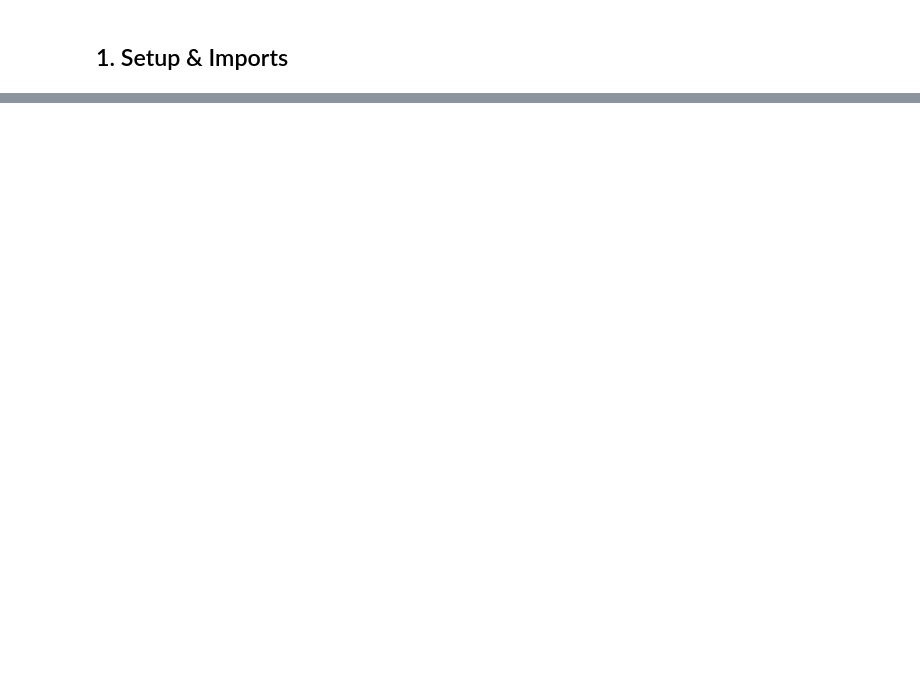
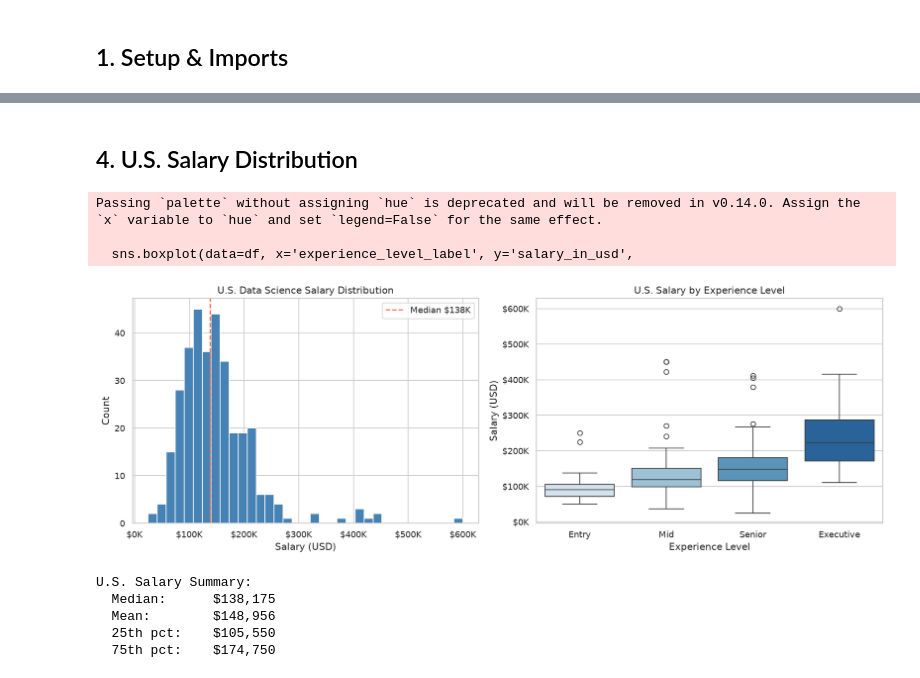
Before and after one commit to pop400/salary-analysis, a Jupyter notebook: salary_analysis.ipynb, the cells around one changed output, grey strips where cells are left out. Drawn from its saved outputs; the diff is of its cells as text; code cells hidden in the pictures; blank space fills up the shorter version.

```diff
--- a/salary_analysis.ipynb
+++ b/salary_analysis.ipynb
@@ -304,0 +58,19 @@ _Analysis complete. Visuals saved to `/visuals/`._
+# %%
+experience_map = {'EN': 'Entry', 'MI': 'Mid', 'SE': 'Senior', 'EX': 'Executive'}
+employment_map = {'FT': 'Full-Time', 'PT': 'Part-Time', 'CT': 'Contract', 'FL': 'Freelance'}
+size_map       = {'S': 'Small', 'M': 'Medium', 'L': 'Large'}
+remote_map     = {0: 'On-Site', 50: 'Hybrid', 100: 'Fully Remote'}
+
+df['experience_level_label'] = pd.Categorical(
+    df['experience_level'].map(experience_map),
+    categories=['Entry', 'Mid', 'Senior', 'Executive'], ordered=True
+)
+df['employment_type_label'] = df['employment_type'].map(employment_map)
+df['company_size_label']    = df['company_size'].map(size_map)
+df['remote_label']          = df['remote_ratio'].map(remote_map)
+
+print('Missing values:')
+print(df[['salary_in_usd','experience_level_label','remote_label']].isnull().sum())
+print()
+print('Experience breakdown:')
+print(df['experience_level_label'].value_counts().sort_index())
@@ -304,0 +91,41 @@ _Analysis complete. Visuals saved to `/visuals/`._
+# %% [markdown]
+## 4. U.S. Salary Distribution
+# %%
+exp_order = ['Entry', 'Mid', 'Senior', 'Executive']
+
+fig, axes = plt.subplots(1, 2, figsize=(14, 5))
+
+axes[0].hist(df['salary_in_usd'], bins=35, color='steelblue', edgecolor='white')
+axes[0].axvline(df['salary_in_usd'].median(), color='tomato', linestyle='--', label=f'Median ${df["salary_in_usd"].median()/1000:.0f}K')
+axes[0].set_title('U.S. Data Science Salary Distribution')
+axes[0].set_xlabel('Salary (USD)')
+axes[0].set_ylabel('Count')
+axes[0].xaxis.set_major_formatter(mticker.FuncFormatter(lambda x, _: f'${x/1000:.0f}K'))
+axes[0].legend()
+
+sns.boxplot(data=df, x='experience_level_label', y='salary_in_usd',
+            order=exp_order, ax=axes[1], palette='Blues')
+axes[1].set_title('U.S. Salary by Experience Level')
+axes[1].set_xlabel('Experience Level')
+axes[1].set_ylabel('Salary (USD)')
+axes[1].yaxis.set_major_formatter(mticker.FuncFormatter(lambda x, _: f'${x/1000:.0f}K'))
+
+plt.tight_layout()
+plt.savefig(VISUALS_DIR / '01_us_salary_distribution.png')
+plt.show()
+
+print(f"\nU.S. Salary Summary:")
+print(f"  Median:      ${df['salary_in_usd'].median():,.0f}")
+print(f"  Mean:        ${df['salary_in_usd'].mean():,.0f}")
+print(f"  25th pct:    ${df['salary_in_usd'].quantile(.25):,.0f}")
+print(f"  75th pct:    ${df['salary_in_usd'].quantile(.75):,.0f}")
+# %% [output]
+Passing `palette` without assigning `hue` is deprecated and will be removed in v0.14.0. Assign the `x` variable to `hue` and set `legend=False` for the same effect.
+
+  sns.boxplot(data=df, x='experience_level_label', y='salary_in_usd',
+[figure, added]
+U.S. Salary Summary:
+  Median:      $138,175
+  Mean:        $148,956
+  25th pct:    $105,550
+  75th pct:    $174,750
```
Also changed, not shown: parts of 42 cells of this notebook, 13 other files.
